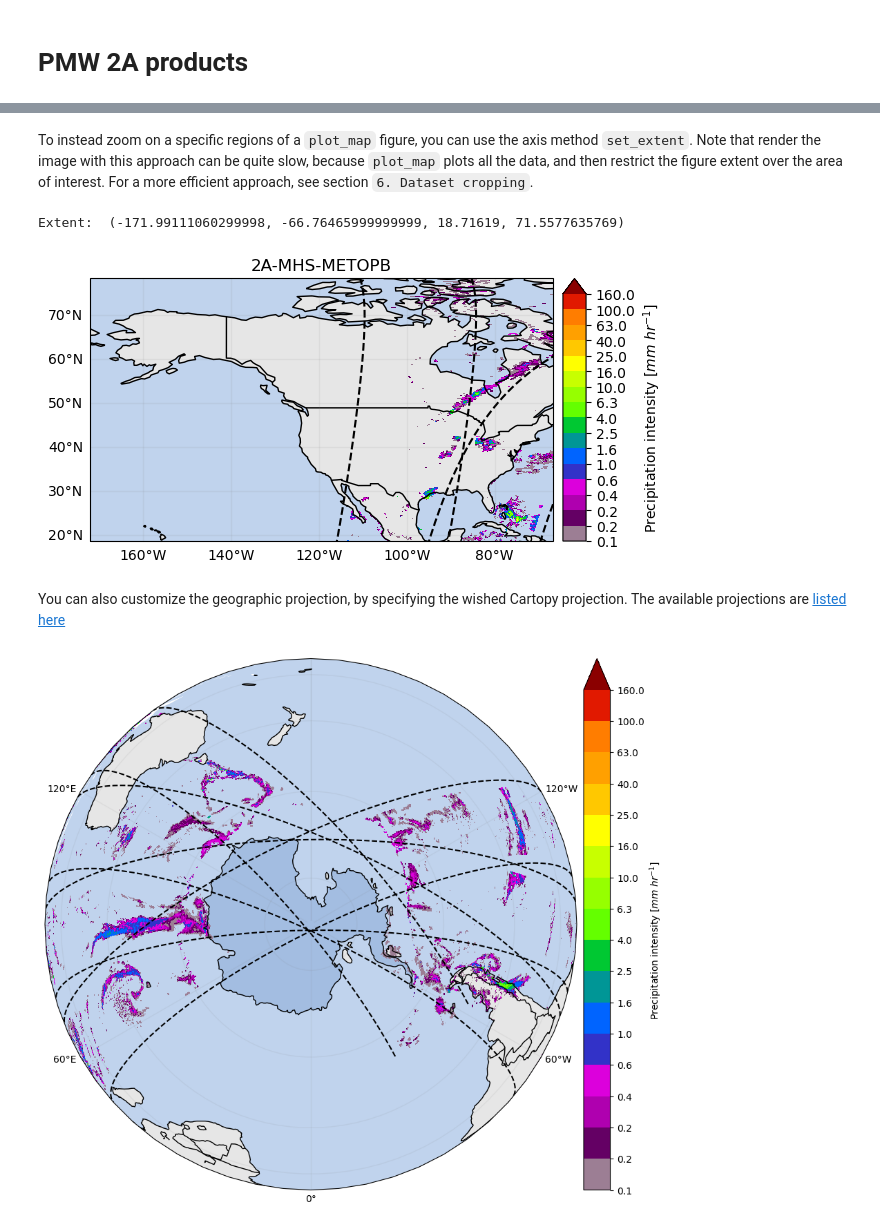
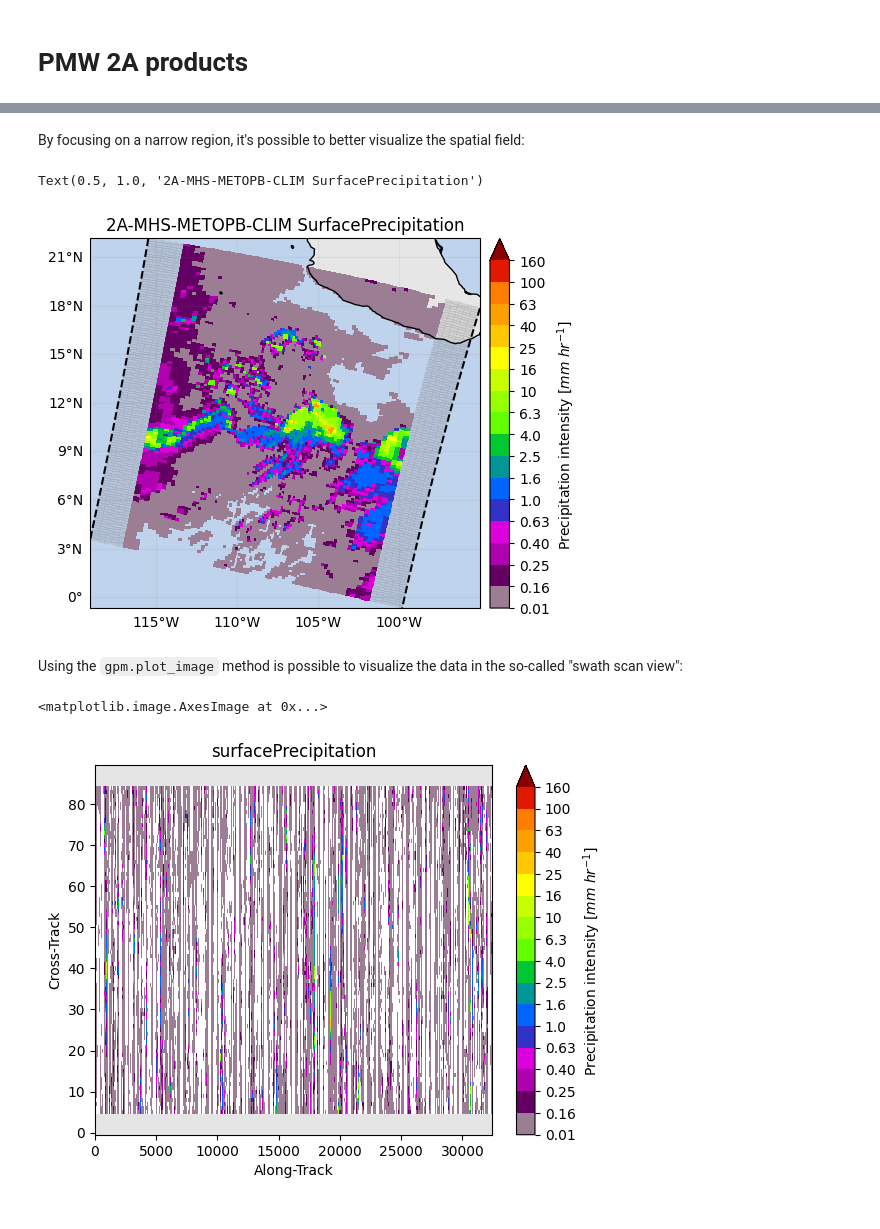
Before and after one commit to ghiggi/gpm_api, a Jupyter notebook: tutorials/tutorial_02_PMW_2A.ipynb, the cells around one changed output, grey strips where cells are left out. Saved outputs shown, nothing was run; the diff lists cells and outputs as text; code cells hidden in the pictures.

```diff
--- a/tutorials/tutorial_02_PMW_2A.ipynb
+++ b/tutorials/tutorial_02_PMW_2A.ipynb
@@ -94 +79,11 @@ If you want to load another `scan_mode`, first have a look at the available ones
+# %%
+# Specify the time period you are interested in
+start_time = datetime.datetime.strptime("2020-08-01 12:00:00", "%Y-%m-%d %H:%M:%S")
+end_time = datetime.datetime.strptime("2020-08-02 12:00:00", "%Y-%m-%d %H:%M:%S")
+# Specify the product and product type
+product = "2A-MHS-METOPB-CLIM"  # "2A-GMI-CLIM", "2A-SSMIS-F17-CLIM", ...
+product_type = "RS"
+storage = "GES_DISC"
+# Specify the version
+version = 7
 # %%
@@ -148,19 +146,10 @@ You can also directly load only a subset of variables, by specifying the `variab
 # %%
-# List some variables of interest
-variables = [
-    "surfacePrecipitation",
-    "rainWaterPath",
-    "iceWaterPath",
-    "cloudWaterPath",
-]
-# Load the dataset
-ds = gpm.open_dataset(
+ds1 = gpm.open_dataset(
     product=product,
     product_type=product_type,
     version=version,
     start_time=start_time,
     end_time=end_time,
-    variables=variables,
-    prefix_group=False,
+    variables=["surfacePrecipitation", "precipitationYesNoFlag"],
 )
-ds
+ds1
@@ -355,0 +338,6 @@ slice(0, 32399, None)
+# %%
+# Subset by gpm_id
+start_gpm_id = "40844-1580"
+end_gpm_id = "40844-1699"
+ds_subset = ds.gpm.sel(gpm_id=slice(start_gpm_id, end_gpm_id))
+ds_subset["gpm_id"].data
@@ -397,42 +428,15 @@ print(ds[variable].gpm.title(add_timestep=False))
 # %% [markdown]
-To instead zoom on a specific regions of a `plot_map` figure, you can use the axis method `set_extent`.
-Note that render the image with this approach can be quite slow, because `plot_map` plots all the data, and then restrict the figure extent over the area of interest. For a more efficient approach, see section `6. Dataset cropping`.
+By focusing on a narrow region, it's possible to better visualize the spatial field:
 # %%
-from gpm.utils.geospatial import get_country_extent
-
-title = ds.gpm.title(add_timestep=False)
-extent = get_country_extent("United States")
-print("Extent: ", extent)
-da = ds[variable].isel(along_track=slice(0, 8000))
-p = da.gpm.plot_map()
-_ = p.axes.set_extent(extent)
-_ = p.axes.set_title(label=title)
+p = ds[variable].gpm.sel(gpm_id=slice(start_gpm_id, end_gpm_id)).gpm.plot_map()
+p.axes.set_title(ds[variable].gpm.title(add_timestep=False))
 # %% [output]
-Extent:  (-171.99111060299998, -66.76465999999999, 18.71619, 71.5577635769)
+Text(0.5, 1.0, '2A-MHS-METOPB-CLIM SurfacePrecipitation')
-[figure, old version]
+[figure, new version]
 # %% [markdown]
-You can also customize the geographic projection, by specifying the wished Cartopy projection.
-The available projections are [listed here]( https://scitools.org.uk/cartopy/docs/latest/reference/projections.html?highlight=projections)
+Using the `gpm.plot_image` method is possible to visualize the data in the so-called "swath scan view":
 # %%
-import cartopy.crs as ccrs
-import matplotlib.pyplot as plt
-
-from gpm.visualization.plot import plot_cartopy_background
-
-# Define some figure options
-dpi = 100
-figsize = (12, 10)
-
-# Example of polar Cartopy projection
-crs_proj = ccrs.Orthographic(180, -90)
-
-# Subset the data for fast rendering
-da = ds[variable].isel(along_track=slice(0, 8000))
-
-# Create the map
-fig, ax = plt.subplots(subplot_kw={"projection": crs_proj}, figsize=figsize, dpi=dpi)
-plot_cartopy_background(ax)
-da.gpm.plot_map(ax=ax)
-ax.set_global()
+da.gpm.plot_image()
 # %% [output]
+<matplotlib.image.AxesImage at 0x...>
-[figure, old version]
+[figure, new version]
```
Also changed, not shown: parts of 100 cells of this notebook, 6 other files.
